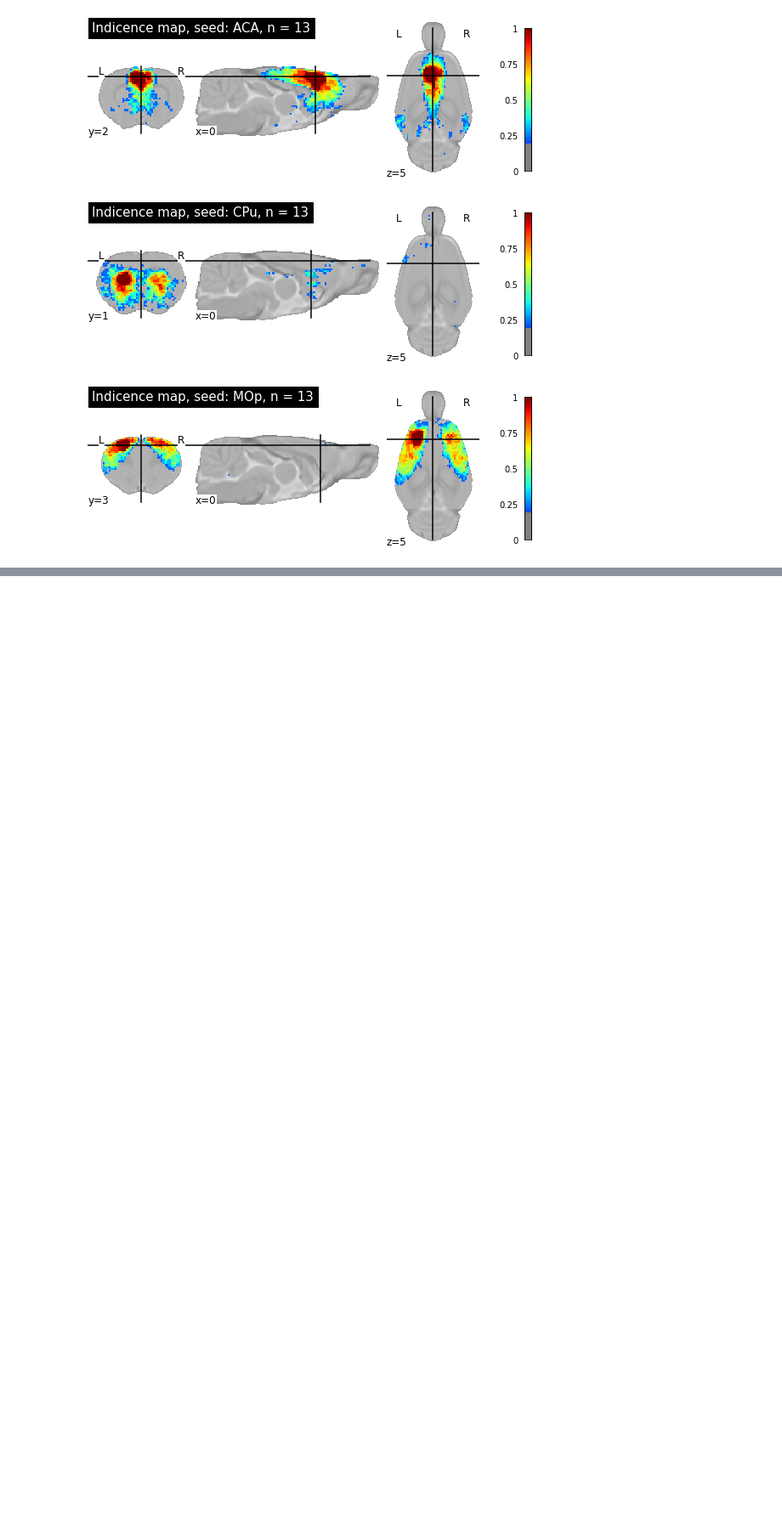
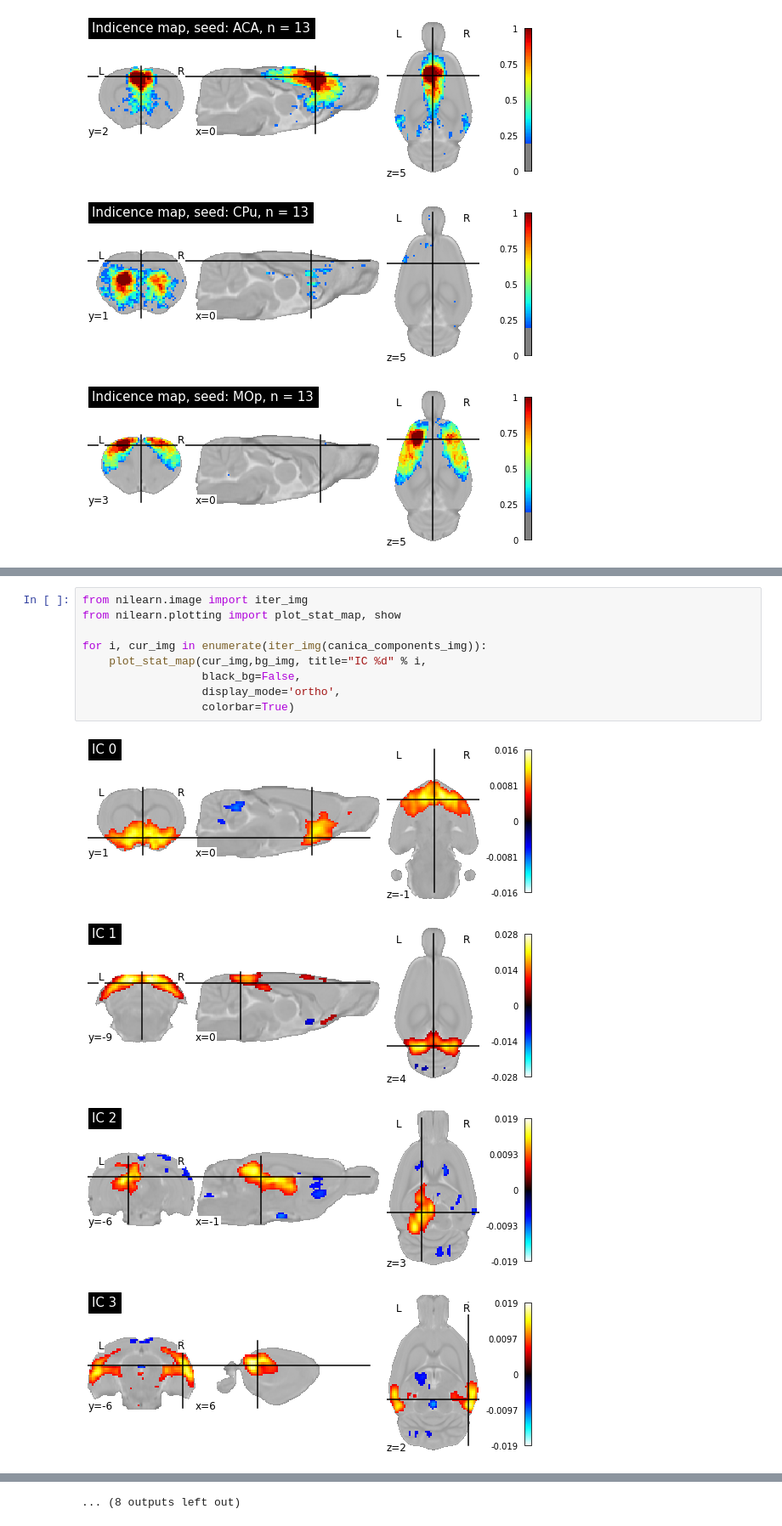
Before and after one commit to grandjeanlab/MultiRat, a Jupyter notebook: scripts/proj_analysis_sba_std.ipynb, the cells around one changed output, grey strips where cells are left out. Shown at 85% size. Drawn from its saved outputs; the diff is of its cells as text; blank space fills up the shorter version.

Commit message:
group_ICA output v1

```diff
--- a/scripts/proj_analysis_sba_std.ipynb
+++ b/scripts/proj_analysis_sba_std.ipynb
@@ -994,0 +1074,14 @@ seed_list_sub = list(filter(r.findall, scan_list))
+# %%
+from nilearn.image import iter_img
+from nilearn.plotting import plot_stat_map, show
+
+for i, cur_img in enumerate(iter_img(canica_components_img)):
+    plot_stat_map(cur_img,bg_img, title="IC %d" % i,
+                  black_bg=False,
+                  display_mode='ortho',
+                  colorbar=True)
+# %% [output]
+[figure, added]
+[figure, added]
+[figure, added]
+[figure, added]
@@ -994,0 +1096 @@ seed_list_sub = list(filter(r.findall, scan_list))
+... (8 outputs left out)
```
Also changed, not shown: parts of 10 cells of this notebook, 7 other files.
